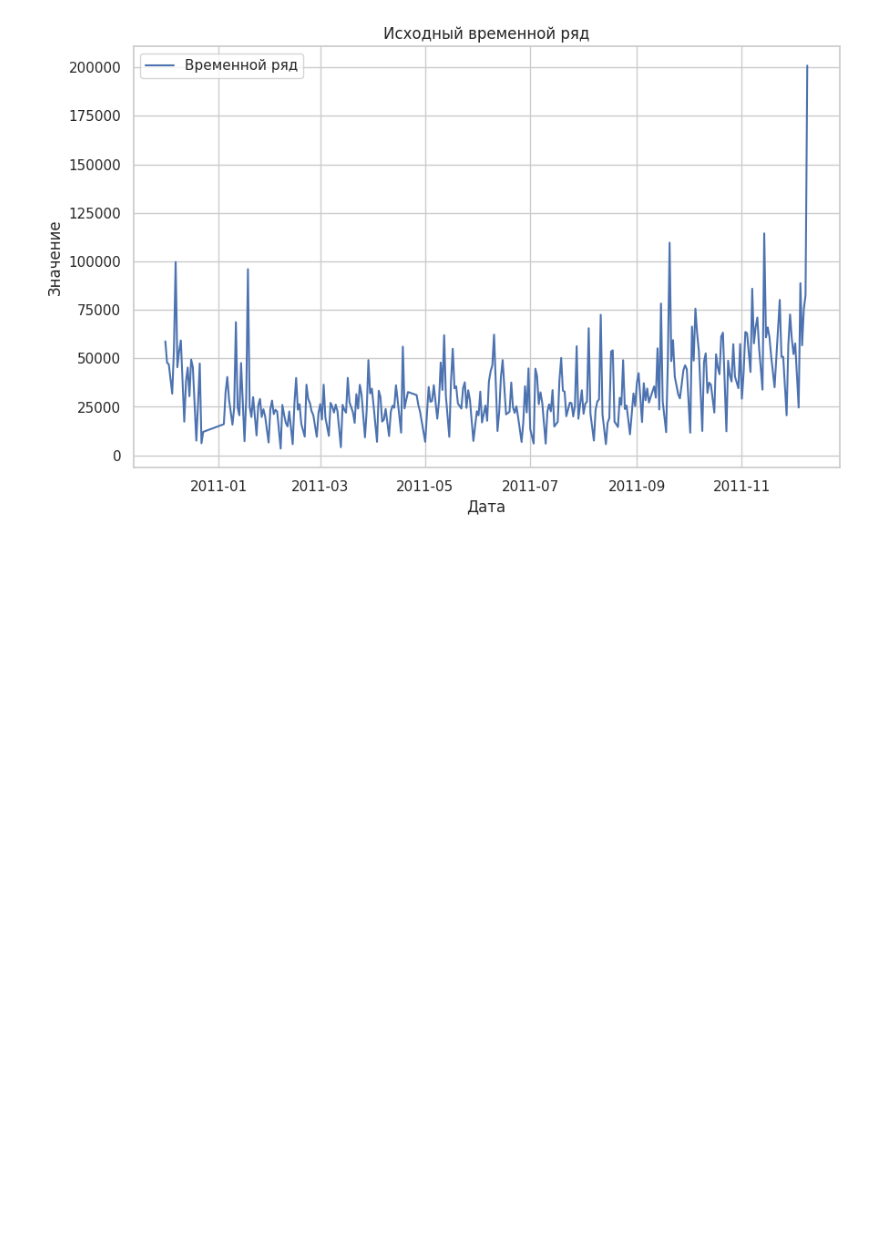
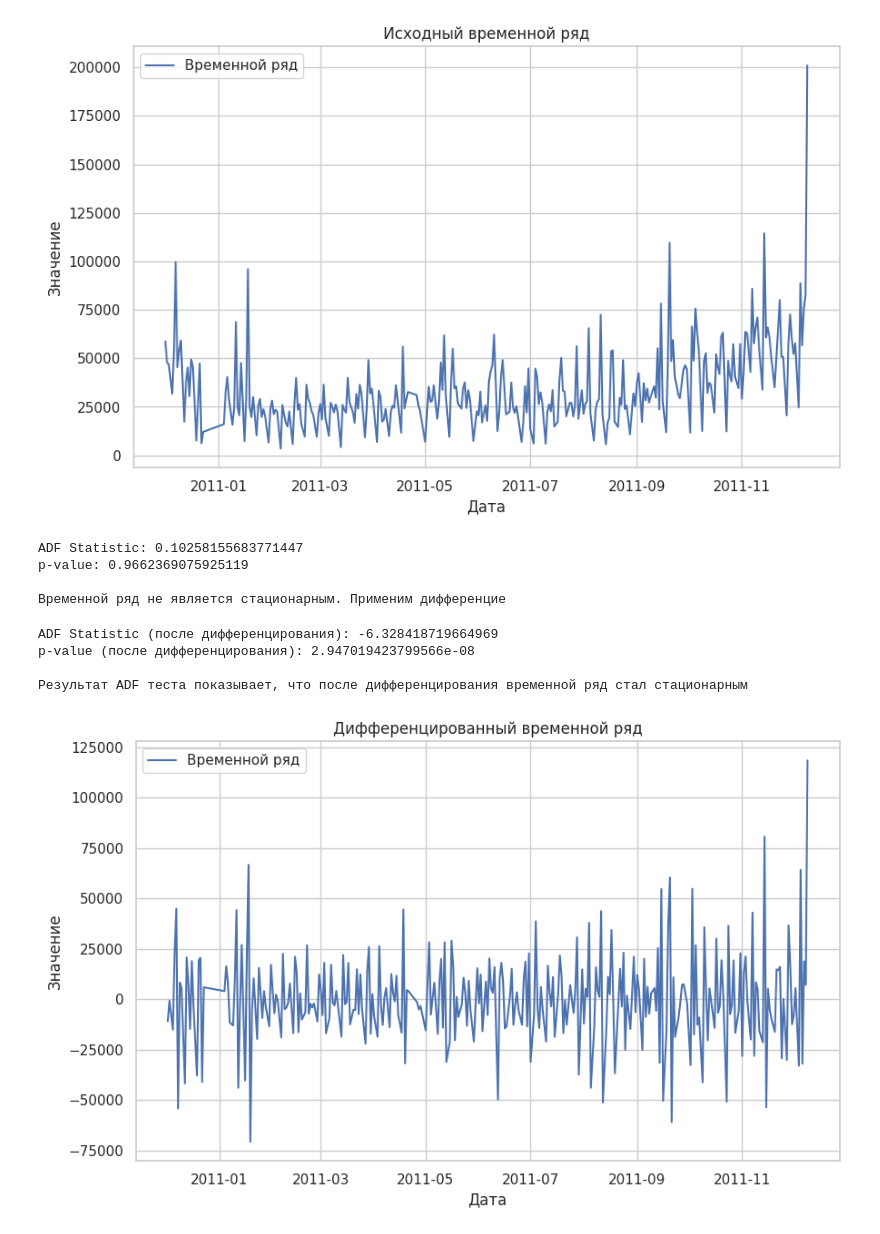
Before and after one commit to Vera-Moroz/DS_Project, a Jupyter notebook: HW_5/Main.ipynb, the cells around one changed output. Saved outputs shown, nothing was run; the diff lists cells and outputs as text; code cells hidden in the pictures; blank space fills up the shorter version.

```diff
--- a/HW_5/Main.ipynb
+++ b/HW_5/Main.ipynb
@@ -324,7 +429,4 @@ correlation_matrix(df_date_features)
 # %%
-# Установка расширения autoreload
-%reload_ext autoreload
-
 import pandas as pd
 from Modules.preprocessing import normalize_data, create_sequences
 from Modules.visualization import visualize_time_series, visualize_residuals, visualize_forecast, visualize_residuals_test
@@ -335,9 +437,12 @@ from Modules.visualization import visualize_time_series, visualize_residuals, vi
 ts = df_date_features[['Date', 'TotalSalesAmount']]
 ts.set_index('Date', inplace=True)
 
-# Разделение данных на обучающую и тестовую выборки
-train_size = int(len(ts) * 0.8)
-train_data, test_data = ts[:train_size], ts[train_size:]
+# Задание частоты временного ряда
+ts.index = pd.to_datetime(ts.index)
+ts = ts.asfreq('D')  # Замените 'D' на вашу частоту (например, 'M' для месячных данных)
+
+# Удаление пропущенных значений
+ts = ts.dropna()
 
 # Визуализация исходного временного ряда
 visualize_time_series(ts, title='Исходный временной ряд')
@@ -365,0 +451,35 @@ df_customer_features = normalize_features(df_customer_features, columns_to_norma
+# %%
+from statsmodels.tsa.stattools import adfuller
+
+# Проверка на стационарность с помощью ADF теста
+result = adfuller(ts['TotalSalesAmount'])
+print('ADF Statistic:', result[0])
+print('p-value:', result[1])
+
+print('\nВременной ряд не является стационарным. Применим дифференцие')
+# %% [output]
+ADF Statistic: 0.10258155683771447
+p-value: 0.9662369075925119
+
+Временной ряд не является стационарным. Применим дифференцие
+# %%
+# Если p-value > 0.05, временной ряд нестационарный
+# Дифференцирование данных для достижения стационарности
+ts_diff = ts.diff().dropna()
+
+# Повторный тест ADF
+result_diff = adfuller(ts_diff['TotalSalesAmount'])
+print('ADF Statistic (после дифференцирования):', result_diff[0])
+print('p-value (после дифференцирования):', result_diff[1])
+
+print('\nРезультат ADF теста показывает, что после дифференцирования временной ряд стал стационарным')
+# %% [output]
+ADF Statistic (после дифференцирования): -6.328418719664969
+p-value (после дифференцирования): 2.947019423799566e-08
+
+Результат ADF теста показывает, что после дифференцирования временной ряд стал стационарным
+# %%
+# Визуализация дифференцированного временного ряда
+visualize_time_series(ts_diff, title='Дифференцированный временной ряд')
+# %% [output]
+[figure, added]
```
Also changed, not shown: parts of 16 cells of this notebook.
